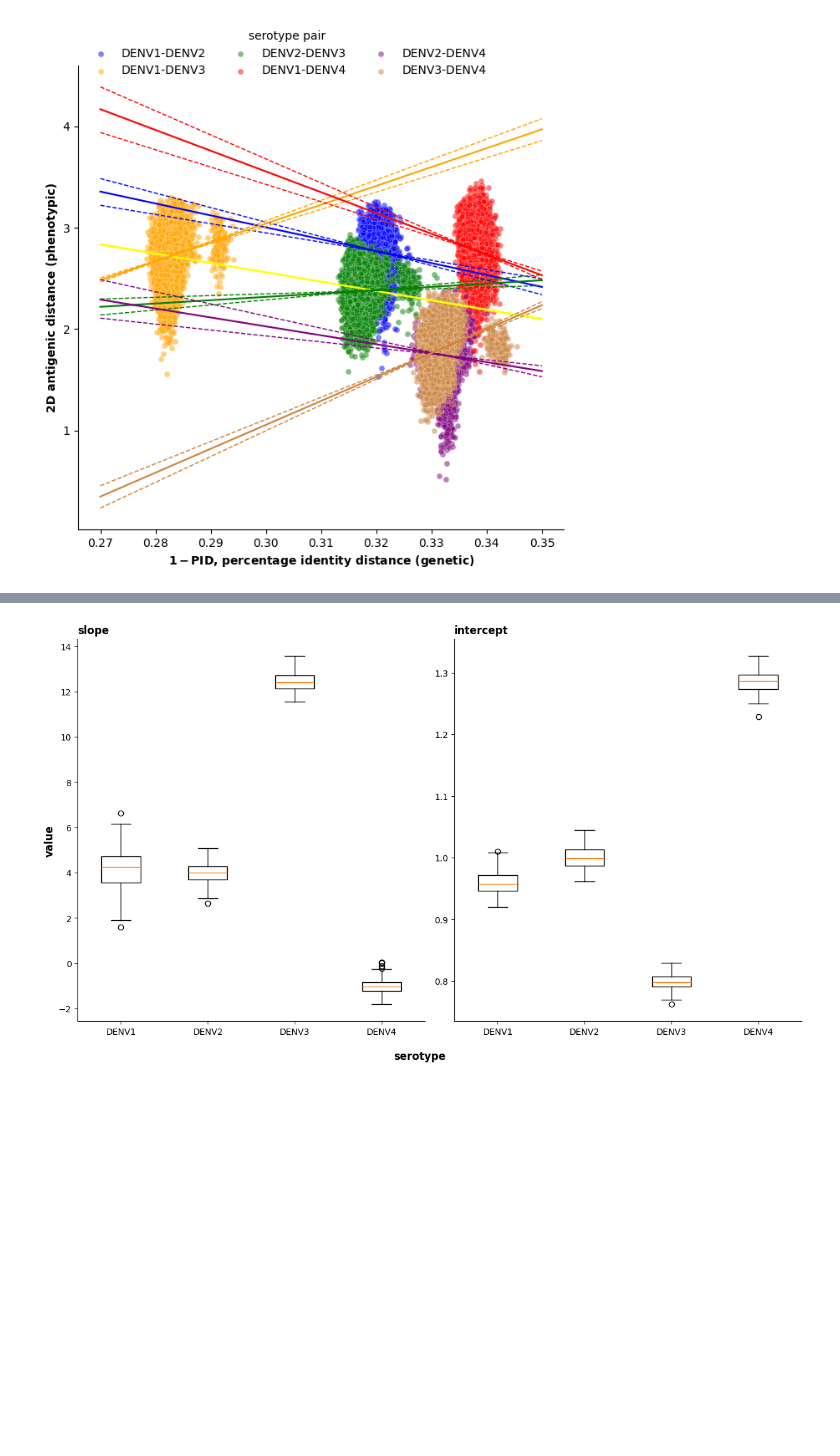
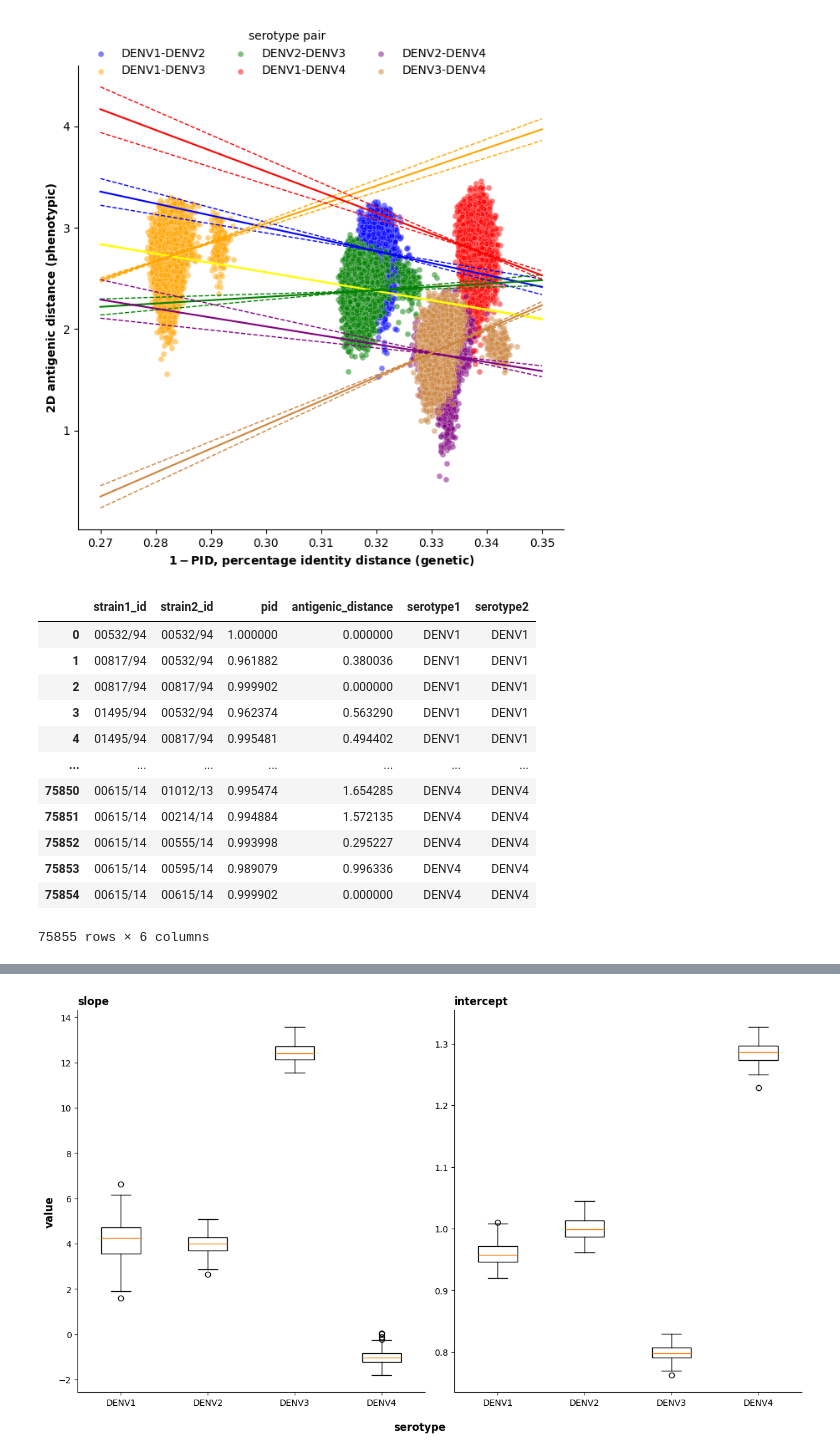
Before and after one commit to ChaosDonkey06/Stats-ML4Genomics, a Jupyter notebook: regression.ipynb, the cells around one changed output, grey strips where cells are left out. Saved outputs shown, nothing was run; the diff lists cells and outputs as text; code cells hidden in the pictures; blank space fills up the shorter version.

```diff
--- a/regression.ipynb
+++ b/regression.ipynb
@@ -494,3 +522,19 @@ Try using .loc[row_indexer,col_indexer] = value instead
 See the caveats in the documentation: https://pandas.pydata.org/pandas-docs/stable/user_guide/indexing.html#returning-a-view-versus-a-copy
   data_reg_hetero_df["ant_dist_sqrt"] = np.sqrt(data_reg_hetero_df["antigenic_distance"])
 [figure]
+# %%
+data_reg_df
+# %% [output]
+|  | strain1_id | strain2_id | pid | antigenic_distance | serotype1 | serotype2 |
+| 0 | 00532/94 | 00532/94 | 1.000000 | 0.000000 | DENV1 | DENV1 |
+| 1 | 00817/94 | 00532/94 | 0.961882 | 0.380036 | DENV1 | DENV1 |
+| 2 | 00817/94 | 00817/94 | 0.999902 | 0.000000 | DENV1 | DENV1 |
+| 3 | 01495/94 | 00532/94 | 0.962374 | 0.563290 | DENV1 | DENV1 |
+| 4 | 01495/94 | 00817/94 | 0.995481 | 0.494402 | DENV1 | DENV1 |
+| ... | ... | ... | ... | ... | ... | ... |
+| 75850 | 00615/14 | 01012/13 | 0.995474 | 1.654285 | DENV4 | DENV4 |
+| 75851 | 00615/14 | 00214/14 | 0.994884 | 1.572135 | DENV4 | DENV4 |
+| 75852 | 00615/14 | 00555/14 | 0.993998 | 0.295227 | DENV4 | DENV4 |
+| 75853 | 00615/14 | 00595/14 | 0.989079 | 0.996336 | DENV4 | DENV4 |
+| 75854 | 00615/14 | 00615/14 | 0.999902 | 0.000000 | DENV4 | DENV4 |
+75855 rows × 6 columns
```
Also changed, not shown: parts of 9 cells of this notebook, 10 other files.
